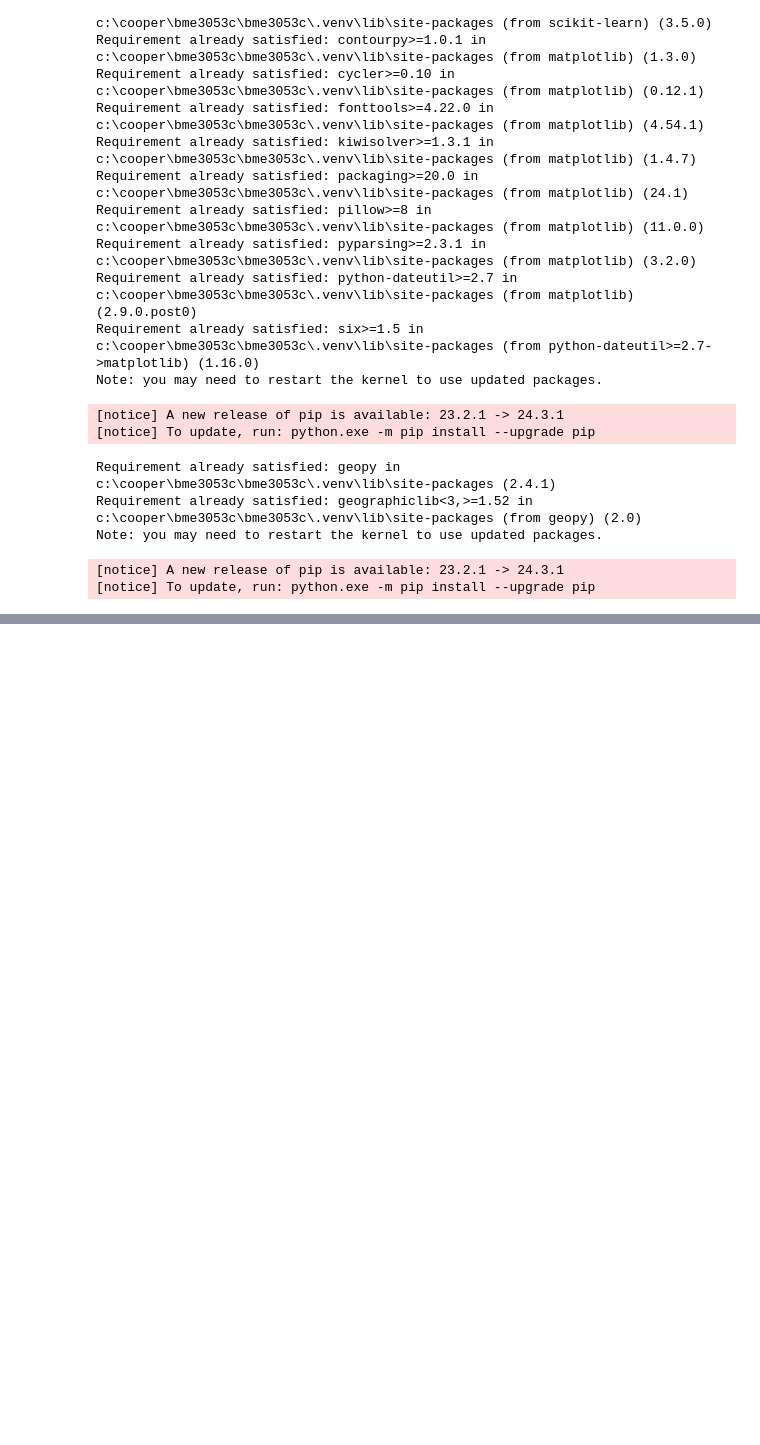
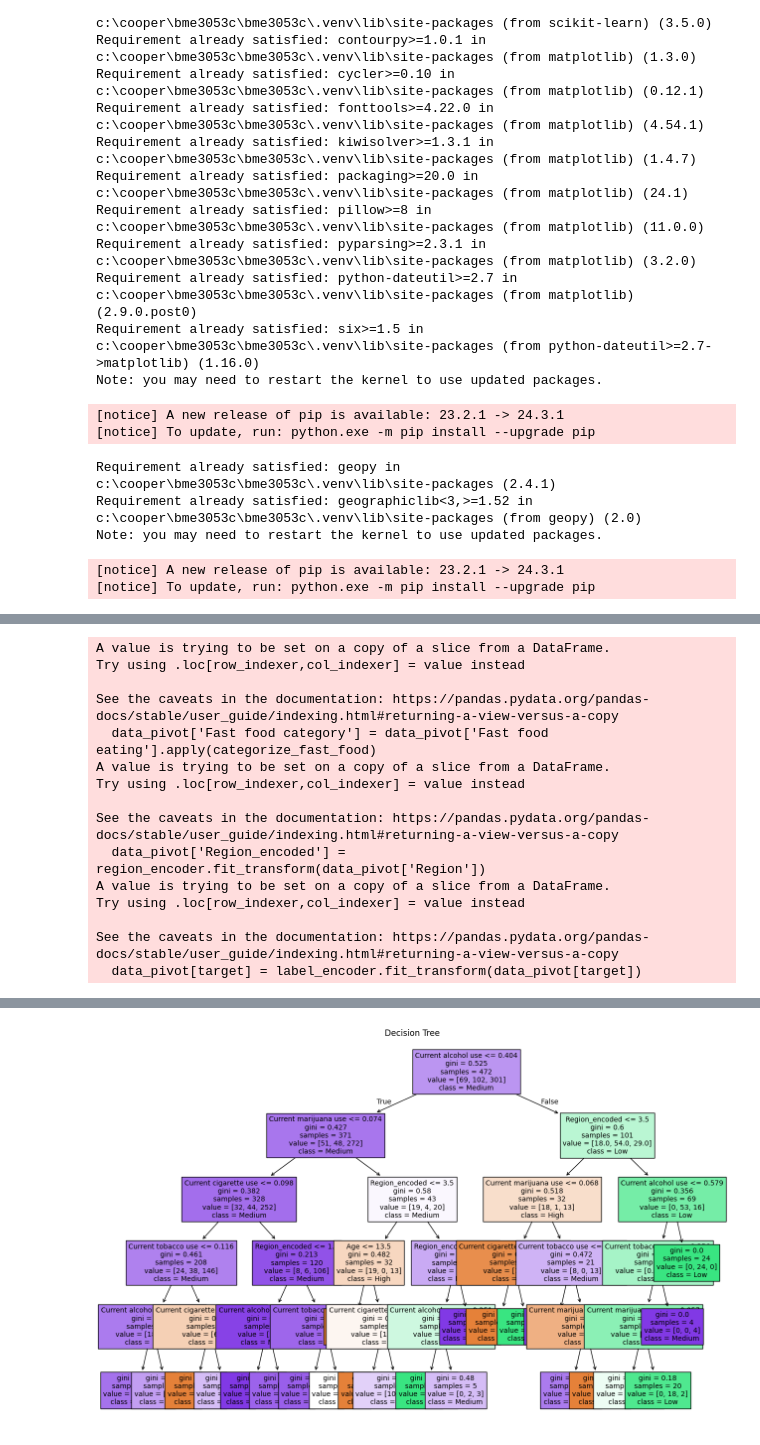
Before and after one commit to Cooper-mastin8/BME3053C_FinalProject, a Jupyter notebook: FinalProject.ipynb, the cells around one changed output, grey strips where cells are left out. Cells and saved outputs as stored; diff of their text form; code cells hidden in the pictures; blank space fills up the shorter version.

```diff
--- a/FinalProject.ipynb
+++ b/FinalProject.ipynb
@@ -318,3 +340,79 @@ Regional Makeup of Cluster 0:
 0                     Africa            9
 3                    Oceania            7
 2  North America & Caribbean            3
+# %%
+import pandas as pd
+from sklearn.model_selection import train_test_split
+from sklearn.tree import DecisionTreeClassifier
+from sklearn.metrics import classification_report, confusion_matrix, accuracy_score
+from sklearn.preprocessing import LabelEncoder
+import matplotlib.pyplot as plt
+from sklearn import tree
+
+# Categorize 'Fast food eating' into discrete classes (e.g., low, medium, high)
+def categorize_fast_food(value):
+    if value < 0.33:
+        return 'Low'
+    elif value < 0.66:
+        return 'Medium'
+    else:
+        return 'High'
+
+# Categorize the target column
+data_pivot['Fast food category'] = data_pivot['Fast food eating'].apply(categorize_fast_food)
+
+# Encode the 'Region' column to numeric values
+region_encoder = LabelEncoder()
+data_pivot['Region_encoded'] = region_encoder.fit_transform(data_pivot['Region'])
+
+# Features and target
+target = 'Fast food category'
+features = ["Age", "Sex", "Current cigarette use", "Current tobacco use", "Current alcohol use", "Current marijuana use", "Region_encoded"]
+
+# Encode the target column
+label_encoder = LabelEncoder()
+data_pivot[target] = label_encoder.fit_transform(data_pivot[target])
+
+# Prepare features (X) and target (y)
+X = data_pivot[features]
+y = data_pivot[target]
+
+# Split the data into training and testing sets
+X_train, X_test, y_train, y_test = train_test_split(X, y, test_size=0.2, random_state=42)
+
+# Train a decision tree classifier
+clf = DecisionTreeClassifier(random_state=42, max_depth=5)
+clf.fit(X_train, y_train)
+
+# Predictions
+y_pred = clf.predict(X_test)
+
+# Evaluate the model
+print("Classification Report:")
+print(classification_report(y_test, y_pred, target_names=label_encoder.classes_))
+print("\nConfusion Matrix:")
+print(confusion_matrix(y_test, y_pred))
+print("\nAccuracy Score:")
+print(accuracy_score(y_test, y_pred))
+
+# Visualize the decision tree
+plt.figure(figsize=(15, 10))
+tree.plot_tree(clf, feature_names=X.columns, class_names=label_encoder.classes_, filled=True, fontsize=10)
+plt.title("Decision Tree")
+plt.show()
+# %% [output]
+A value is trying to be set on a copy of a slice from a DataFrame.
+Try using .loc[row_indexer,col_indexer] = value instead
+
+See the caveats in the documentation: https://pandas.pydata.org/pandas-docs/stable/user_guide/indexing.html#returning-a-view-versus-a-copy
+  data_pivot['Fast food category'] = data_pivot['Fast food eating'].apply(categorize_fast_food)
+A value is trying to be set on a copy of a slice from a DataFrame.
+Try using .loc[row_indexer,col_indexer] = value instead
+
+See the caveats in the documentation: https://pandas.pydata.org/pandas-docs/stable/user_guide/indexing.html#returning-a-view-versus-a-copy
+  data_pivot['Region_encoded'] = region_encoder.fit_transform(data_pivot['Region'])
+A value is trying to be set on a copy of a slice from a DataFrame.
+Try using .loc[row_indexer,col_indexer] = value instead
+
+See the caveats in the documentation: https://pandas.pydata.org/pandas-docs/stable/user_guide/indexing.html#returning-a-view-versus-a-copy
+  data_pivot[target] = label_encoder.fit_transform(data_pivot[target])
@@ -320,0 +438 @@ Regional Makeup of Cluster 0:
+[figure, added]
```
Also changed, not shown: parts of 6 cells of this notebook.
